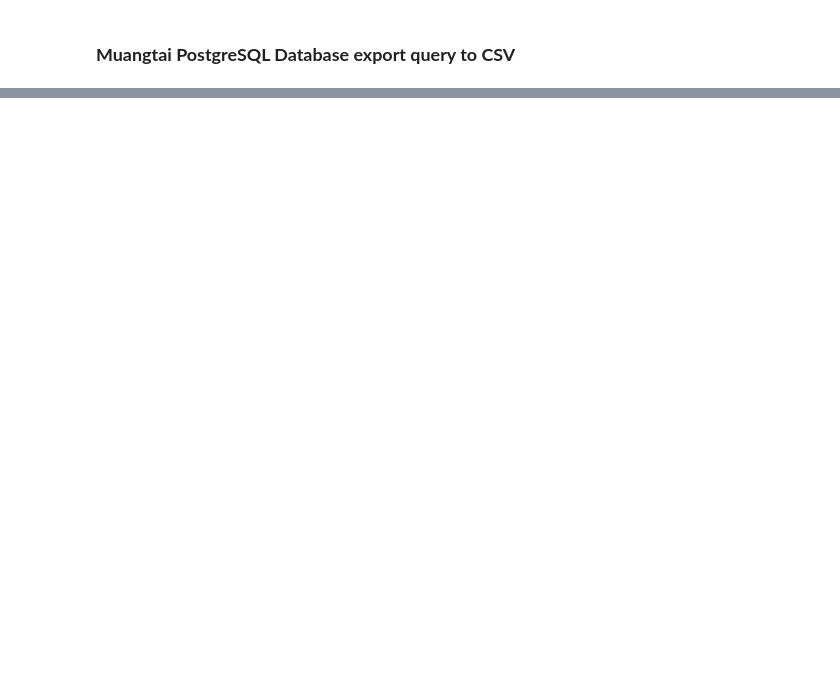
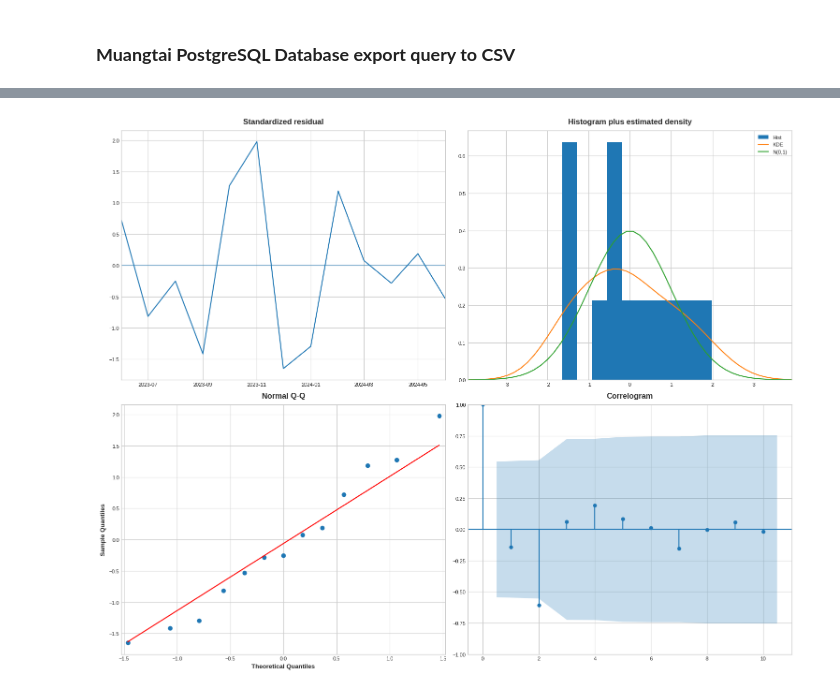
Before and after one commit to thirayume/POPrediction, a Jupyter notebook: Muangtai_PGSQL.ipynb, the cells around one changed output, grey strips where cells are left out. Cells and saved outputs as stored; diff of their text form; code cells hidden in the pictures; blank space fills up the shorter version.

```diff
--- a/Muangtai_PGSQL.ipynb
+++ b/Muangtai_PGSQL.ipynb
@@ -212,0 +497,15 @@ def mape(actual, pred):
+# %%
+#Standard ARIMA Model
+ARIMA_model = pm.auto_arima(sample_df['qty'],
+                      start_p = 1,
+                      start_q = 1,
+                      test = 'adf', # use adftest to find optimal 'd'
+                      max_p = 3, max_q = 3, # maximum p and q
+                      m = 1, # frequency of series (if m==1, seasonal is set to FALSE automatically)
+                      d = None, # let model determine 'd'
+                      seasonal = False, # No Seasonality for standard ARIMA
+                      trace = False, # logs
+                      error_action = 'warn', # shows errors ('ignore' silences these)
+                      suppress_warnings = True,
+                      stepwise = True)
+print(ARIMA_model.summary())
@@ -212,0 +548,5 @@ def mape(actual, pred):
+# %%
+ARIMA_model.plot_diagnostics(figsize = (15, 12))
+plt.show()
+# %% [output]
+[figure, added]
```
Also changed, not shown: parts of 94 cells of this notebook.
